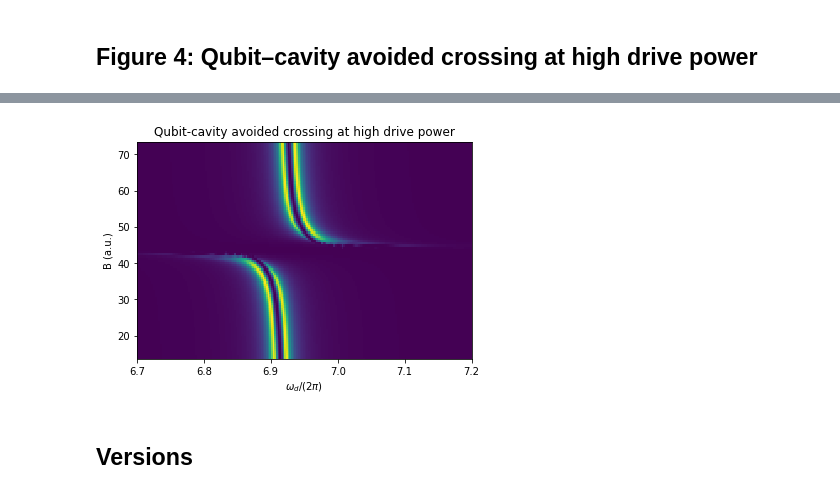
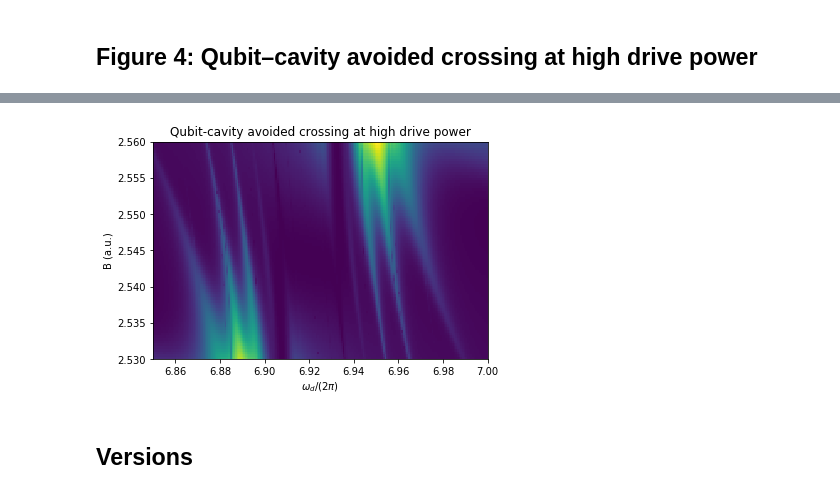
Before and after one commit to akashlevy/NonlinearRabi, a Jupyter notebook: NonlinearRabi.ipynb, the cells around one changed output, grey strips where cells are left out. Saved outputs shown, nothing was run; the diff lists cells and outputs as text; code cells hidden in the pictures.

```diff
--- a/NonlinearRabi.ipynb
+++ b/NonlinearRabi.ipynb
@@ -220,15 +220,17 @@ for i, xi_db in enumerate(xi_dbs):
 ## Figure 4: Qubit–cavity avoided crossing at high drive power
 # %%
 # Vary the magnetic field (which varies the qubit frequency)
-omega_js = np.linspace(omega_r-30, omega_r+30, 101)  # Qubit frequencies
-omega_ds = np.linspace(6.7, 7.2, 200) * 2 * np.pi    # Driving frequencies
+Bs = np.linspace(2.53, 2.56, 81)         # Qubit frequencies
+omega_ds = np.linspace(6.85, 7, 200) * 2 * np.pi    # Driving frequencies
 # %%
 # Find transmission amplitude for varying frequencies
 results = []
-pbar = ProgressBar(len(omega_js))
-for i, omega_j in enumerate(omega_js):
+pbar = ProgressBar(len(Bs))
+for i, B in enumerate(Bs):
     # Convert decibel to magnitude
-    xi = 10**(-18/20)
+    xi = 10**(-8/20)
+
+    omega_j = 1.1 * omega_r * np.sqrt(np.abs(np.cos(B)))
 
     # Operators
     a = tensor(destroy(N_light), qeye(N_atom))
@@ -240,7 +242,7 @@ for i, omega_j in enumerate(omega_js):
         # Hamiltonian
         H_res = (omega_r-omega_d) * a.dag() * a
         H_qub = (omega_r-omega_j) * sm.dag() * sm #sum([(omega_j(j)-omega_d) * j_braket(j,j) for j in range(N_atom)])
-        H_int = g0_q1 * (a * sm.dag() + sm * a.dag()) #sum([g_j(j) * (a * j_braket(j+1,j) + j_braket(j,j+1) * a.dag()) for j in range(N_atom)])
+        H_int = g0_q2 * (a * sm.dag() + sm * a.dag()) #sum([g_j(j) * (a * j_braket(j+1,j) + j_braket(j,j+1) * a.dag()) for j in range(N_atom)])
         H_drv = xi * (a.dag() + a)
         H = H_res + H_qub + H_int + H_drv
 
@@ -268,12 +270,12 @@ for i, omega_j in enumerate(omega_js):
 # %%
 # Generate pseudocolor plot of transmission amplitude response over parameter space
 plt.title('Qubit-cavity avoided crossing at high drive power')
 plt.xlabel('$\omega_d / (2 \pi)$')
 plt.ylabel('B (a.u.)')
-plt.pcolor(omega_ds/(2*np.pi), omega_js, results)
+plt.pcolor(omega_ds/(2*np.pi), Bs, results)
 plt.show()
 # %% [output]
-[figure, old version]
+[figure, new version]
 # %% [markdown]
 ## Versions
 # %%
```
Also changed, not shown: parts of 1 cell of this notebook.
